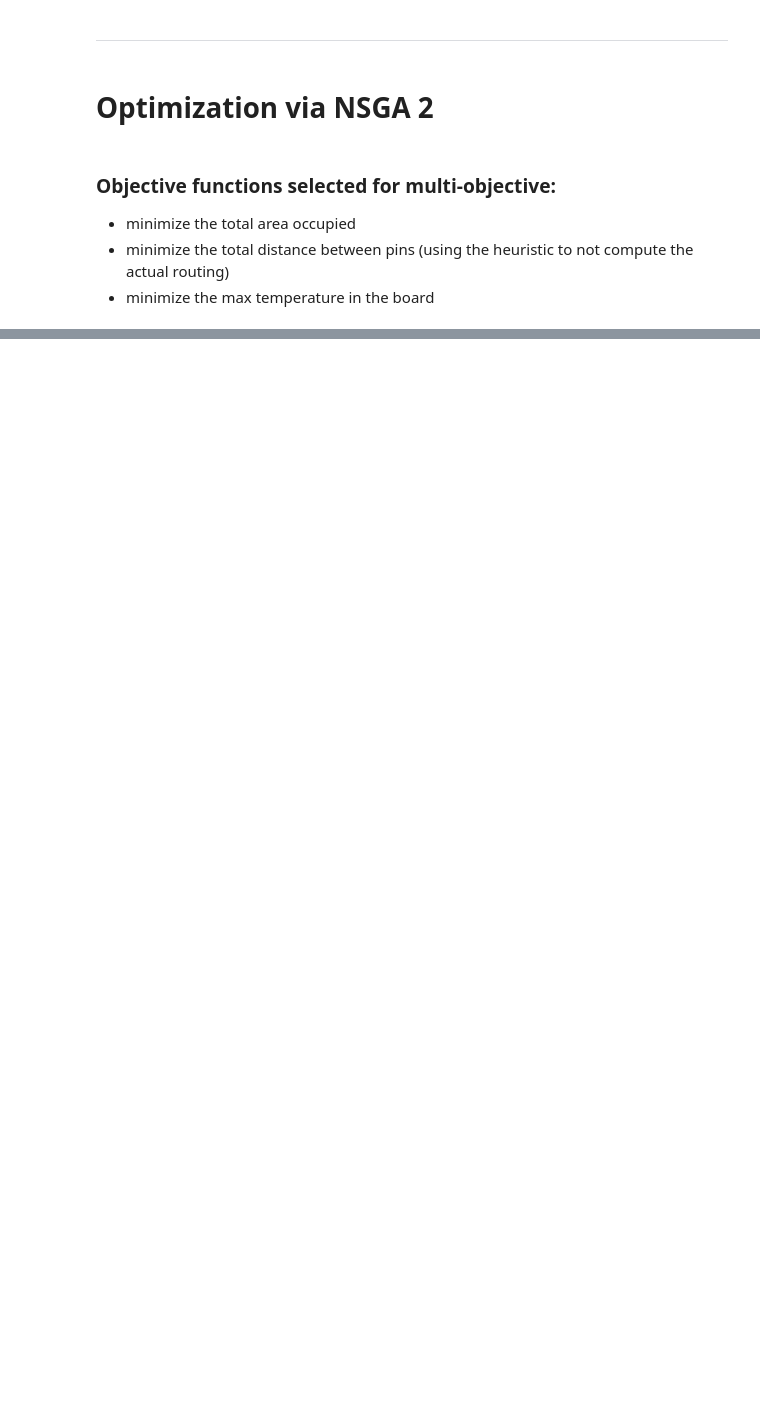
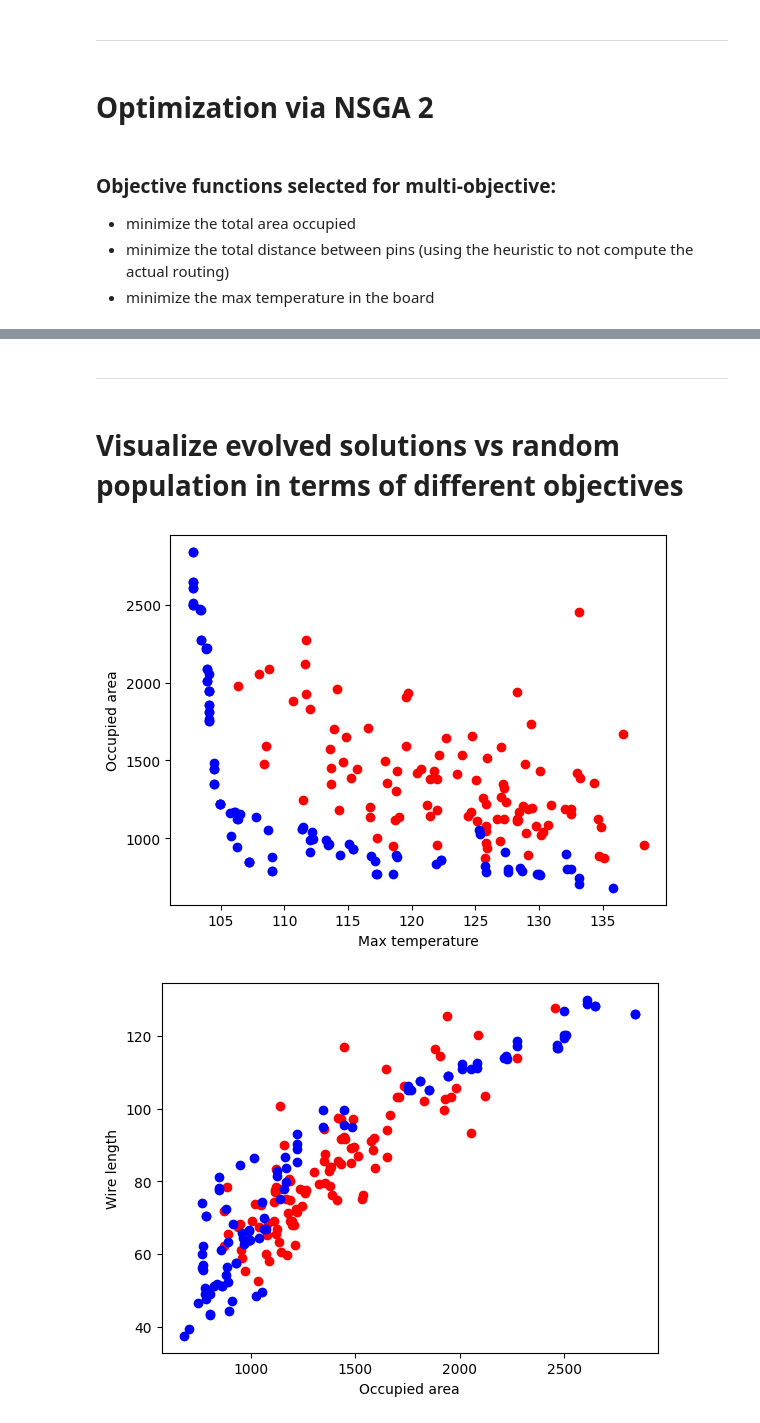
Before and after one commit to LorenzoTonet/PCB_Layout_Optimization, a Jupyter notebook: Test_notebook.ipynb, the cells around one changed output, grey strips where cells are left out. Saved outputs shown, nothing was run; the diff lists cells and outputs as text; code cells hidden in the pictures; blank space fills up the shorter version.

```diff
--- a/Test_notebook.ipynb
+++ b/Test_notebook.ipynb
@@ -123,0 +128,62 @@ plot_pcb(rnd.sample(pop, 1)[0], show_temp=True)
+# %% [markdown]
+---
+# %% [markdown]
+# Visualize evolved solutions vs random population in terms of different objectives
+# %%
+pop_results_objectives = [evaluate_objectives(pcb) for pcb in pop]
+random_pop = generate_random_population(pcb1, population_size)
+random_pop_results_objectives = [evaluate_objectives(pcb) for pcb in random_pop]
+# %%
+# Obj = [Max temp, occupied area, wire length]
+
+plt.scatter(
+    [obj[0] for obj in random_pop_results_objectives],
+    [obj[1] for obj in random_pop_results_objectives],
+    color='red',
+    label='Random Population'
+)
+plt.scatter(
+    [obj[0] for obj in pop_results_objectives],
+    [obj[1] for obj in pop_results_objectives],
+    color='blue',
+    label='Evolved Population'
+)
+plt.xlabel('Max temperature')
+plt.ylabel('Occupied area')
+
+plt.show()
+
+plt.scatter(
+    [obj[1] for obj in random_pop_results_objectives],
+    [obj[2] for obj in random_pop_results_objectives],
+    color='red',
+    label='Random Population'
+)
+plt.scatter(
+    [obj[1] for obj in pop_results_objectives],
+    [obj[2] for obj in pop_results_objectives],
+    color='blue',
+    label='Evolved Population'
+)
+plt.xlabel('Occupied area')
+plt.ylabel('Wire length')
+plt.show()
+
+plt.scatter(
+    [obj[0] for obj in random_pop_results_objectives],
+    [obj[2] for obj in random_pop_results_objectives],
+    color='red',
+    label='Random Population'
+)
+plt.scatter(
+    [obj[0] for obj in pop_results_objectives],
+    [obj[2] for obj in pop_results_objectives],
+    color='blue',
+    label='Evolved Population'
+)
+plt.xlabel('Max temperature')
+plt.ylabel('Wire length')
+plt.show()
+# %% [output]
+[figure, added]
+[figure, added]
```
Also changed, not shown: parts of 7 cells of this notebook, 5 other files.
